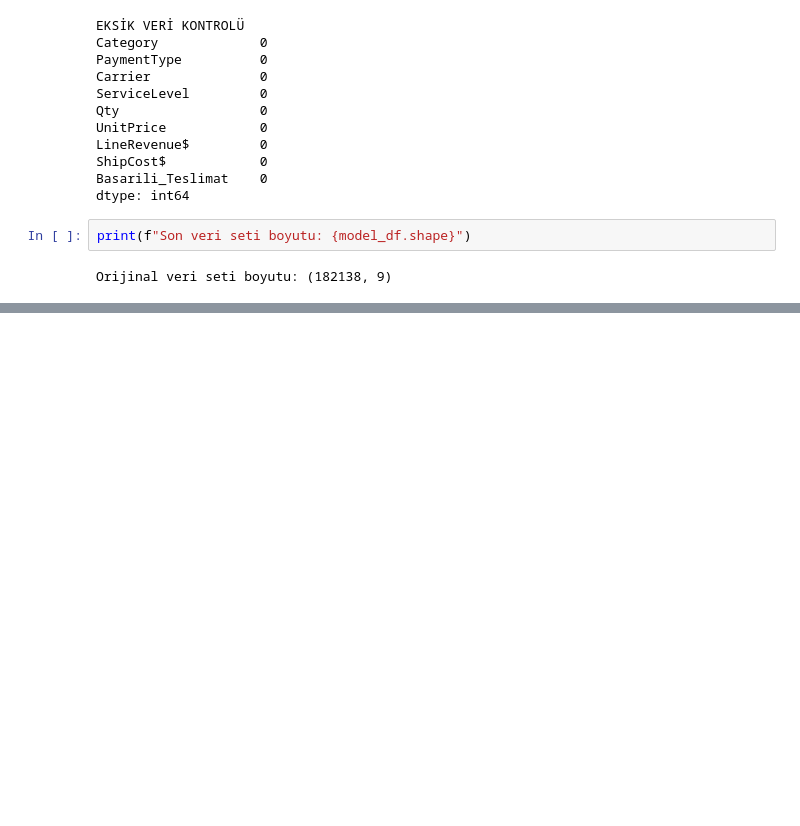
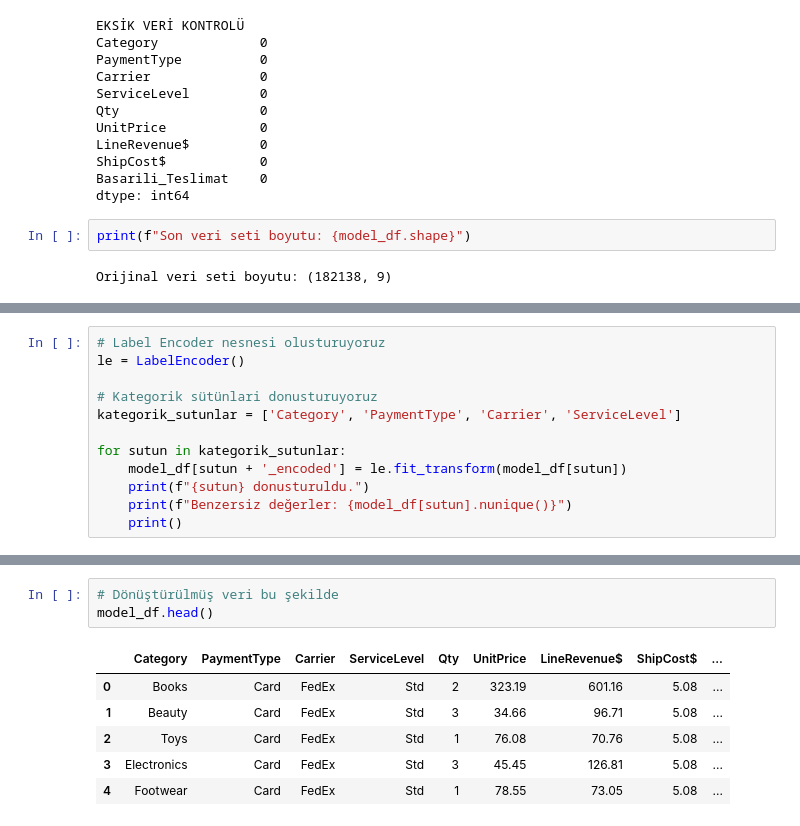
Before and after one commit to Rtur2003/Rtur2003-Data-Science---Python, a Jupyter notebook: Deneme.ipynb, the cells around one changed output, grey strips where cells are left out. Drawn from its saved outputs; the diff is of its cells as text; blank space fills up the shorter version.

Commit message:
Add label encoding for categorical variables in data preprocessing

```diff
--- a/Deneme.ipynb
+++ b/Deneme.ipynb
@@ -726,0 +729,12 @@ Orijinal veri seti boyutu: (182138, 9)
+# %%
+# Label Encoder nesnesi olusturuyoruz
+le = LabelEncoder()
+
+# Kategorik sütünlari donusturuyoruz
+kategorik_sutunlar = ['Category', 'PaymentType', 'Carrier', 'ServiceLevel']
+
+for sutun in kategorik_sutunlar:
+    model_df[sutun + '_encoded'] = le.fit_transform(model_df[sutun])
+    print(f"{sutun} donusturuldu.")
+    print(f"Benzersiz değerler: {model_df[sutun].nunique()}")
+    print()
@@ -726,0 +753,10 @@ Orijinal veri seti boyutu: (182138, 9)
+# %%
+# Dönüştürülmüş veri bu şekilde
+model_df.head()
+# %% [output]
+|  | Category | PaymentType | Carrier | ServiceLevel | Qty | UnitPrice | LineRevenue$ | ShipCost$ | ... |
+| 0 | Books | Card | FedEx | Std | 2 | 323.19 | 601.16 | 5.08 | ... |
+| 1 | Beauty | Card | FedEx | Std | 3 | 34.66 | 96.71 | 5.08 | ... |
+| 2 | Toys | Card | FedEx | Std | 1 | 76.08 | 70.76 | 5.08 | ... |
+| 3 | Electronics | Card | FedEx | Std | 3 | 45.45 | 126.81 | 5.08 | ... |
+| 4 | Footwear | Card | FedEx | Std | 1 | 78.55 | 73.05 | 5.08 | ... |
```
Also changed, not shown: parts of 2 cells of this notebook.
